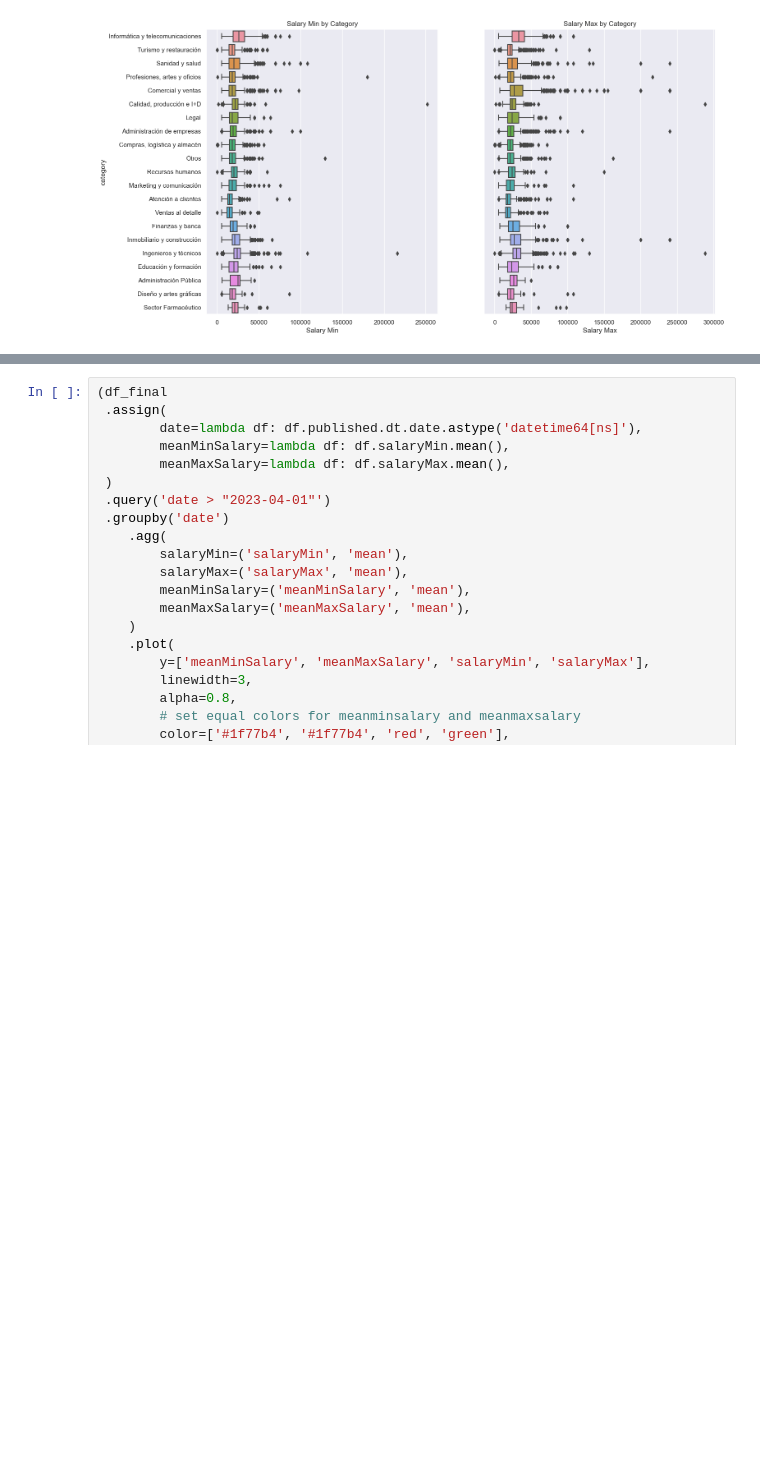
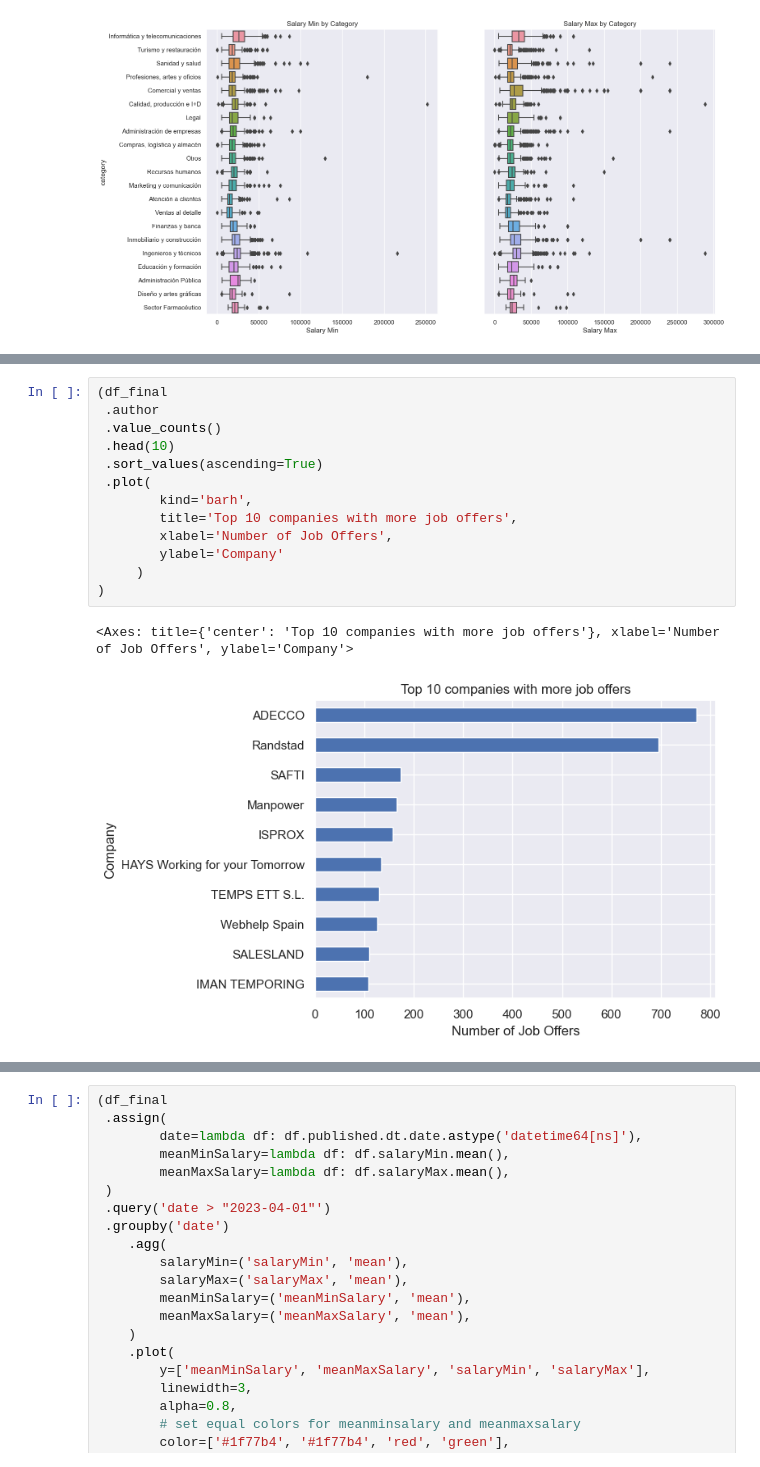
Before and after one commit to ericmg97/infojobs-analysis, a Jupyter notebook: notebooks/analyze-infojobs-offers.ipynb, the cells around one changed output, grey strips where cells are left out. Drawn from its saved outputs; the diff is of its cells as text; blank space fills up the shorter version.

```diff
--- a/notebooks/analyze-infojobs-offers.ipynb
+++ b/notebooks/analyze-infojobs-offers.ipynb
@@ -204,0 +330,16 @@ df_final.describe()
+# %%
+(df_final
+ .author
+ .value_counts()
+ .head(10)
+ .sort_values(ascending=True)
+ .plot(
+        kind='barh',
+        title='Top 10 companies with more job offers',
+        xlabel='Number of Job Offers',
+        ylabel='Company'
+     )
+)
+# %% [output]
+<Axes: title={'center': 'Top 10 companies with more job offers'}, xlabel='Number of Job Offers', ylabel='Company'>
+[figure, added]
```
Also changed, not shown: parts of 40 cells of this notebook, 1 other file.
